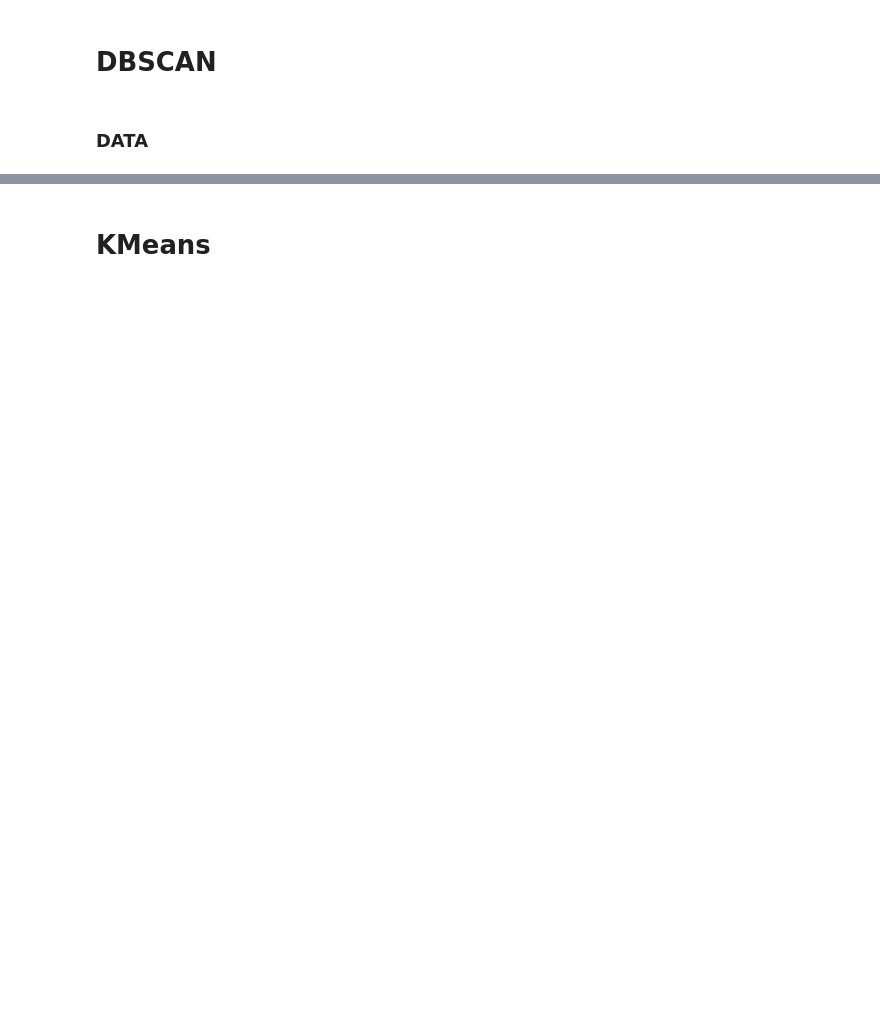
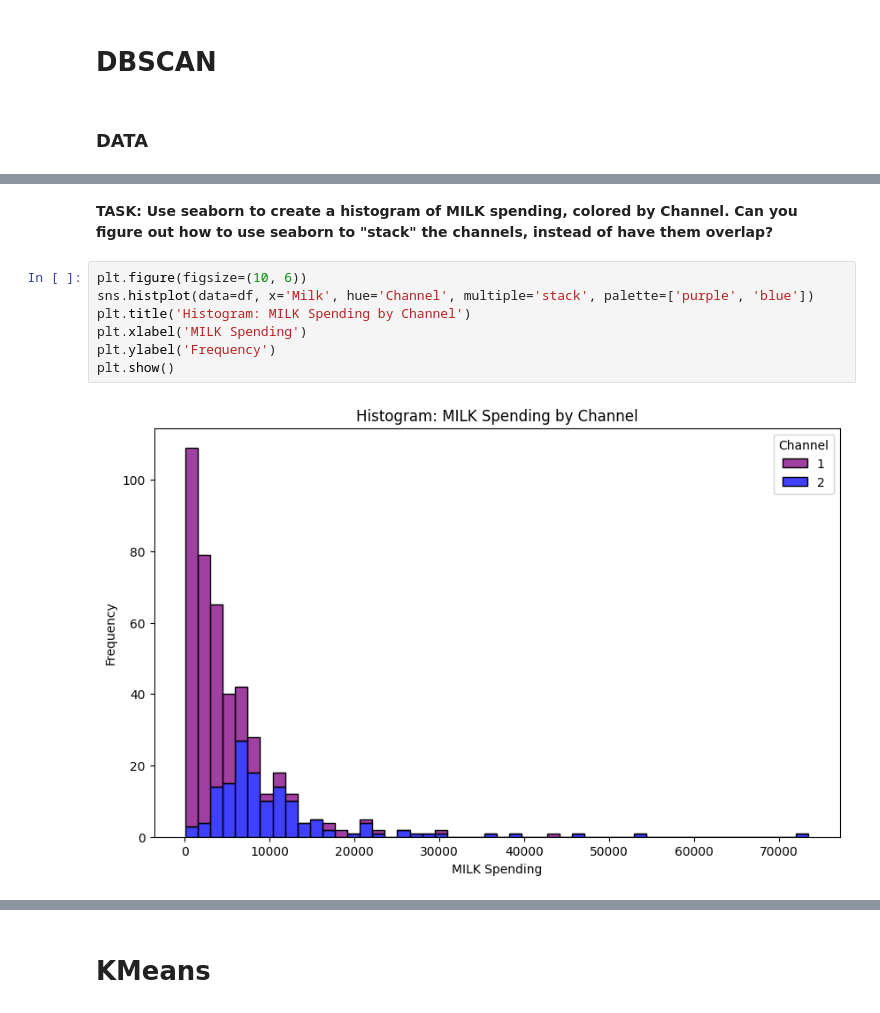
Before and after one commit to Zenolitee/DATA_ANALYTICS, a Jupyter notebook: Assignments/Lecture4.ipynb, the cells around one changed output, grey strips where cells are left out. Drawn from its saved outputs; the diff is of its cells as text; blank space fills up the shorter version.

```diff
--- a/Assignments/Lecture4.ipynb
+++ b/Assignments/Lecture4.ipynb
@@ -32,0 +198,11 @@ ConnectionError: Error connecting to server
+# %% [markdown]
+**TASK: Use seaborn to create a histogram of MILK spending, colored by Channel. Can you figure out how to use seaborn to "stack" the channels, instead of have them overlap?**
+# %%
+plt.figure(figsize=(10, 6))
+sns.histplot(data=df, x='Milk', hue='Channel', multiple='stack', palette=['purple', 'blue'])
+plt.title('Histogram: MILK Spending by Channel')
+plt.xlabel('MILK Spending')
+plt.ylabel('Frequency')
+plt.show()
+# %% [output]
+[figure, added]
```
Also changed, not shown: parts of 30 cells of this notebook.
